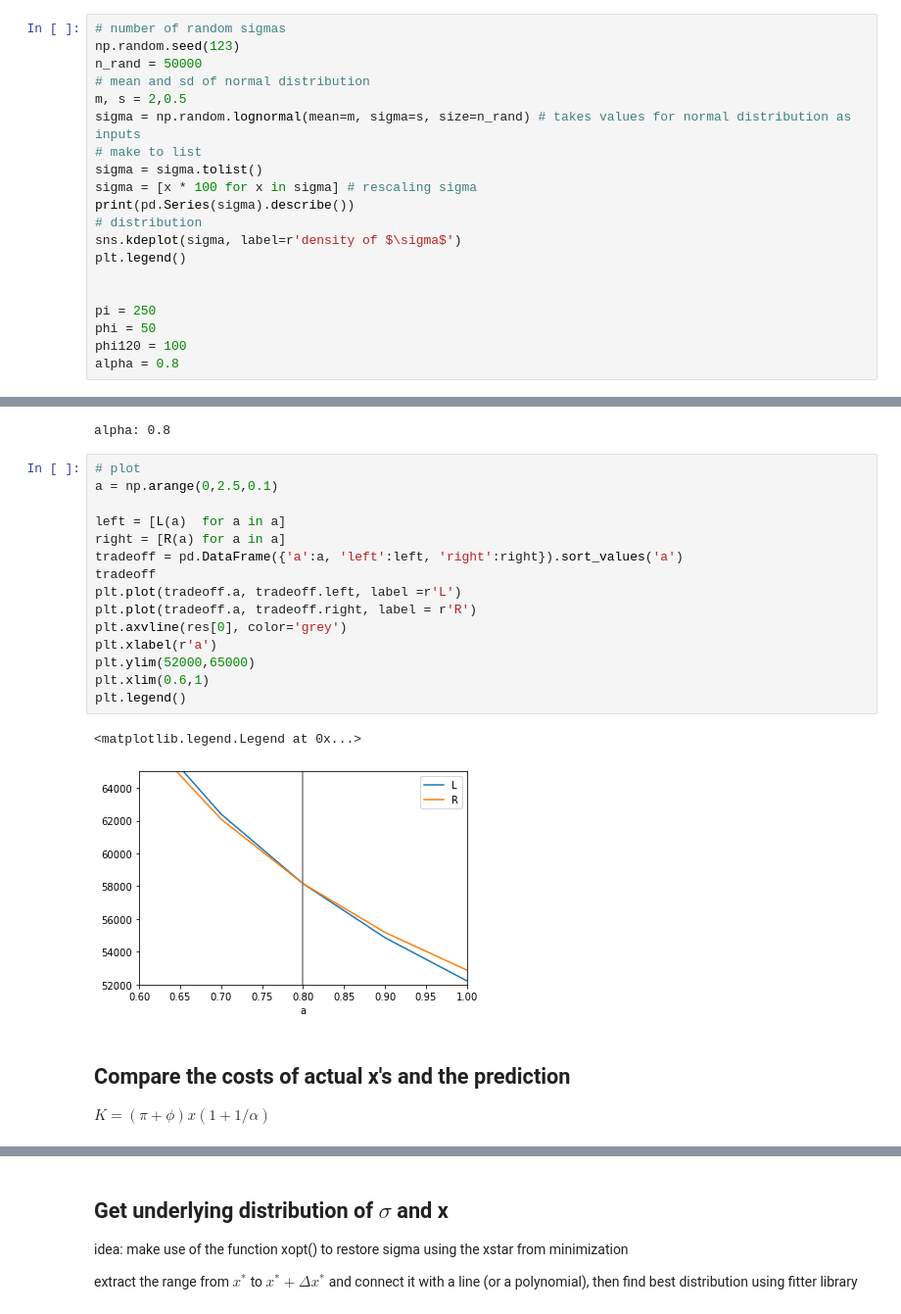
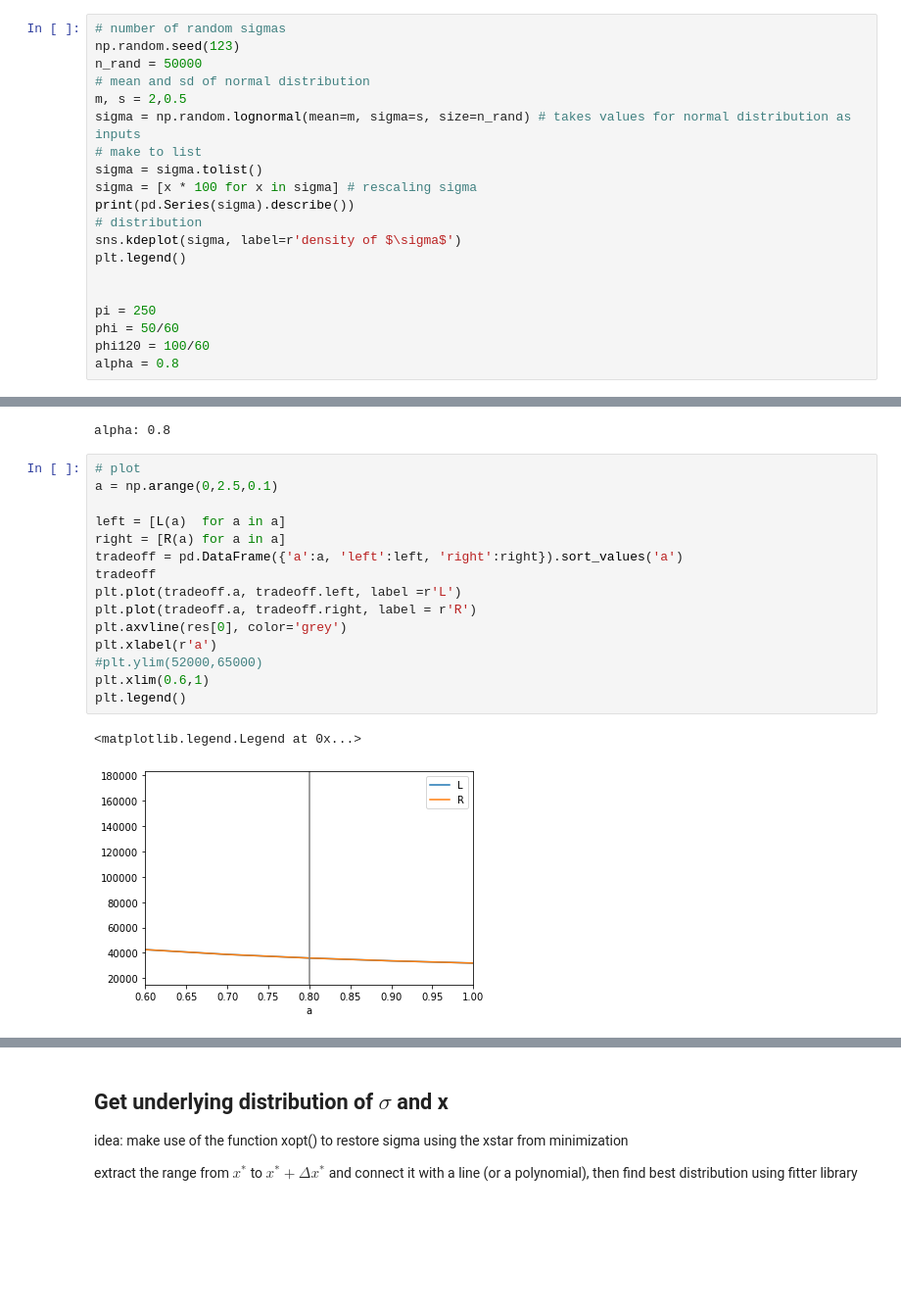
Before and after one commit to paulaleoni/delhi_outages, a Jupyter notebook: src/simulations.ipynb, the cells around one changed output, grey strips where cells are left out. Shown at 98% size. Cells and saved outputs as stored; diff of their text form; blank space fills up the shorter version.

```diff
--- a/src/simulations.ipynb
+++ b/src/simulations.ipynb
@@ -35,8 +35,8 @@ plt.legend()
 
 
 pi = 250
-phi = 50
-phi120 = 100
+phi = 50/60
+phi120 = 100/60
 alpha = 0.8
 # %% [output]
 count    50000.000000
@@ -629,22 +867,18 @@ alpha: 0.8
 # %%
 # plot
 a = np.arange(0,2.5,0.1)
 
 left = [L(a)  for a in a]
 right = [R(a) for a in a]
 tradeoff = pd.DataFrame({'a':a, 'left':left, 'right':right}).sort_values('a')
 tradeoff
 plt.plot(tradeoff.a, tradeoff.left, label =r'L')
 plt.plot(tradeoff.a, tradeoff.right, label = r'R')
 plt.axvline(res[0], color='grey')
 plt.xlabel(r'a')
-plt.ylim(52000,65000)
+#plt.ylim(52000,65000)
 plt.xlim(0.6,1)
 plt.legend()
 # %% [output]
 <matplotlib.legend.Legend at 0x...>
-[figure, old version]
+[figure, new version]
-# %% [markdown]
-## Compare the costs of actual x's and the prediction
-
-$ K = (\pi + \phi) x (1 + 1/\alpha)$
```
Also changed, not shown: parts of 27 cells of this notebook.
